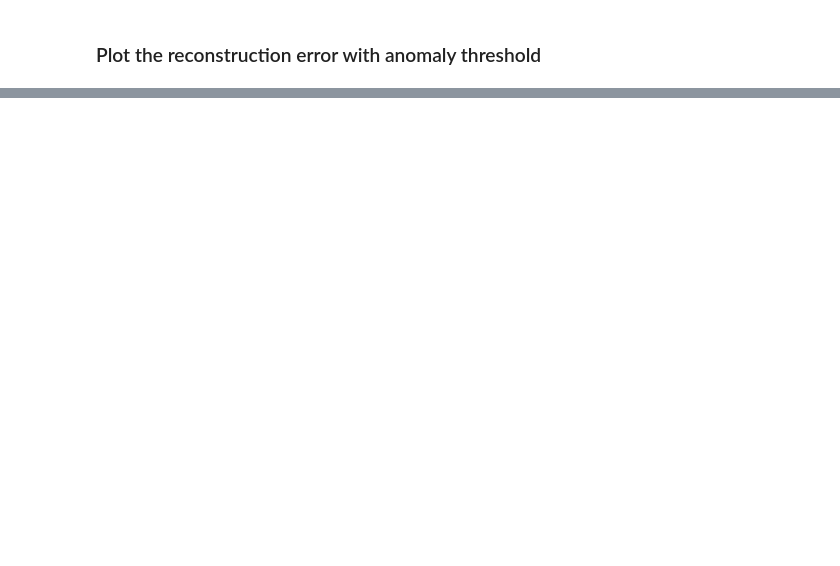
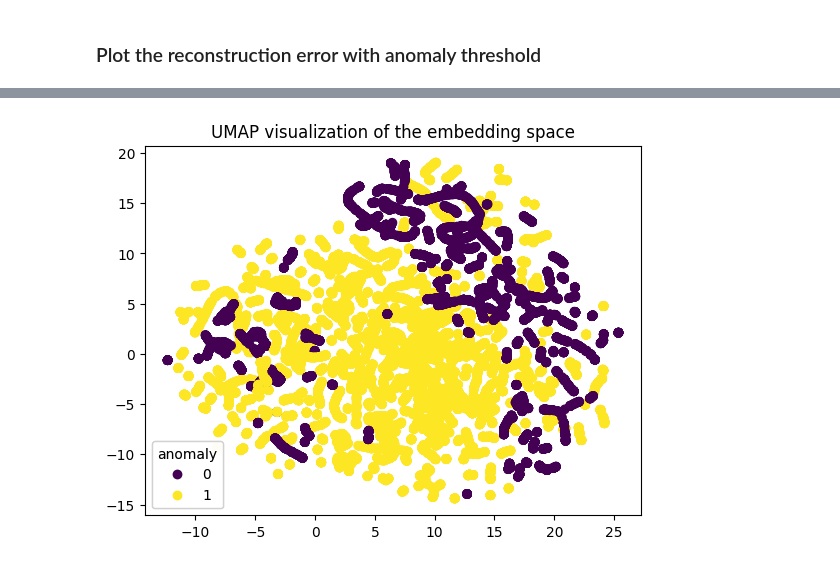
Before and after one commit to TechRufy/ENI_Predictive_Maintenance, a Jupyter notebook: our_models/AIIT_2025.ipynb, the cells around one changed output, grey strips where cells are left out. Cells and saved outputs as stored; diff of their text form; code cells hidden in the pictures; blank space fills up the shorter version.

```diff
--- a/our_models/AIIT_2025.ipynb
+++ b/our_models/AIIT_2025.ipynb
@@ -1042,0 +1072,22 @@ plt.scatter(components[:, 0], components[:, 1])
+# %%
+import umap
+
+reducer = umap.UMAP()
+UMAP = pd.DataFrame(reducer.fit_transform(embedding),columns=["x","y"])
+UMAP[target] = scaled_test_df[target]
+# %%
+fig, ax = plt.subplots()
+
+scatter = ax.scatter(UMAP["x"], UMAP["y"], c=UMAP[target])
+
+# produce a legend with the unique colors from the scatter
+legend1 = ax.legend(*scatter.legend_elements(),
+                    loc="lower left", title=target)
+ax.add_artist(legend1)
+
+ax.set_title("UMAP visualization of the embedding space")
+
+
+plt.show()
+# %% [output]
+[figure, added]
```
Also changed, not shown: parts of 31 cells of this notebook.
